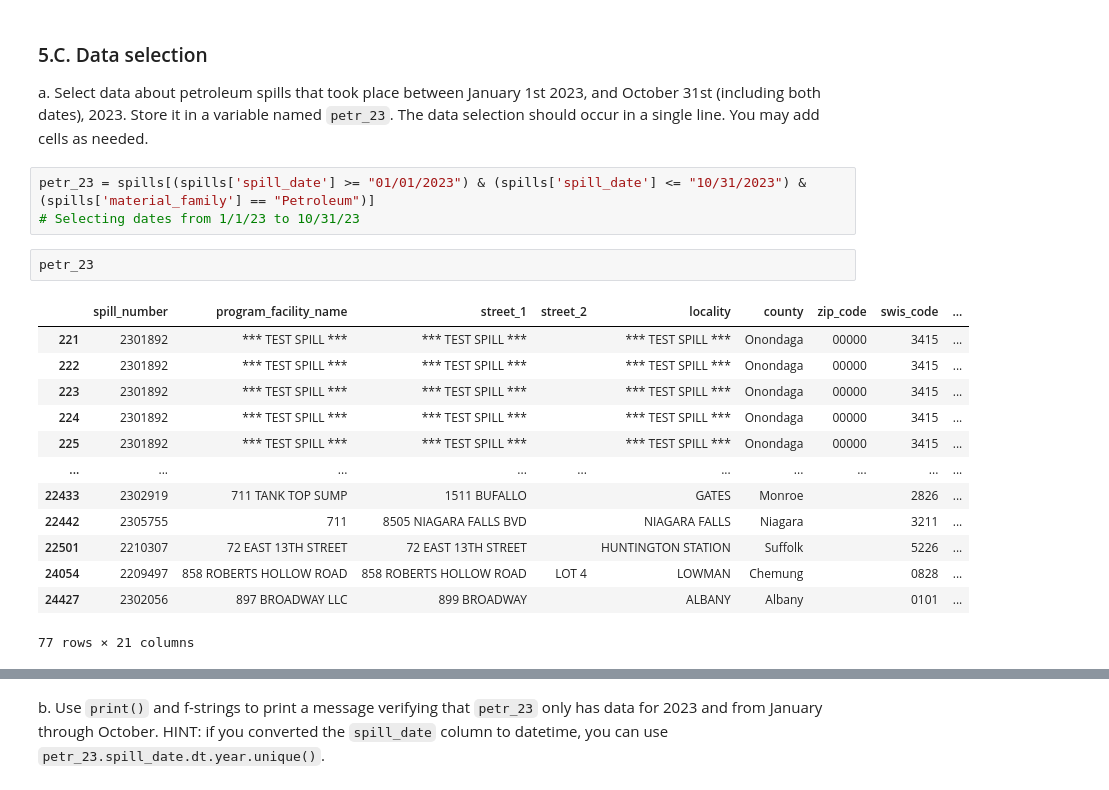
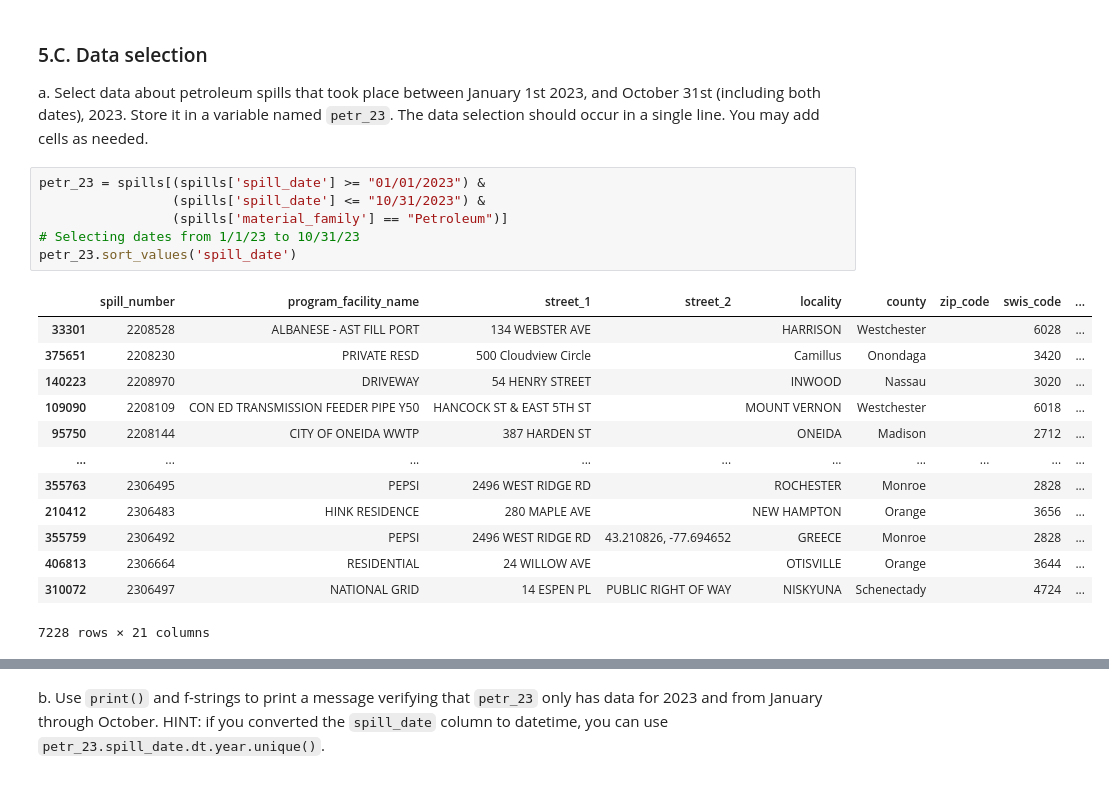
Before and after one commit to kylienewcomer/eds220-hwk3, a Jupyter notebook: hwk3-task1-spills.ipynb, the cells around one changed output, grey strips where cells are left out. Cells and saved outputs as stored; diff of their text form.

```diff
--- a/hwk3-task1-spills.ipynb
+++ b/hwk3-task1-spills.ipynb
@@ -215,21 +219,22 @@ dtype: object
 
 a. Select data about petroleum spills that took place between January 1st 2023, and October 31st (including both dates), 2023. Store it in a variable named `petr_23`. The data selection should occur in a single line. You may add cells as needed.
 # %%
-petr_23 = spills[(spills['spill_date'] >= "01/01/2023") & (spills['spill_date'] <= "10/31/2023") & (spills['material_family'] == "Petroleum")]
+petr_23 = spills[(spills['spill_date'] >= "01/01/2023") &
+                 (spills['spill_date'] <= "10/31/2023") &
+                 (spills['material_family'] == "Petroleum")]
 # Selecting dates from 1/1/23 to 10/31/23
+petr_23.sort_values('spill_date')
+# %% [output]
+|  | spill_number | program_facility_name | street_1 | street_2 | locality | county | zip_code | swis_code | ... |
+| 33301 | 2208528 | ALBANESE - AST FILL PORT | 134 WEBSTER AVE |  | HARRISON | Westchester |  | 6028 | ... |
+| 375651 | 2208230 | PRIVATE RESD | 500 Cloudview Circle |  | Camillus | Onondaga |  | 3420 | ... |
+| 140223 | 2208970 | DRIVEWAY | 54 HENRY STREET |  | INWOOD | Nassau |  | 3020 | ... |
+| 109090 | 2208109 | CON ED TRANSMISSION FEEDER PIPE Y50 | HANCOCK ST & EAST 5TH ST |  | MOUNT VERNON | Westchester |  | 6018 | ... |
+| 95750 | 2208144 | CITY OF ONEIDA WWTP | 387 HARDEN ST |  | ONEIDA | Madison |  | 2712 | ... |
+| ... | ... | ... | ... | ... | ... | ... | ... | ... | ... |
+| 355763 | 2306495 | PEPSI | 2496 WEST RIDGE RD |  | ROCHESTER | Monroe |  | 2828 | ... |
+| 210412 | 2306483 | HINK RESIDENCE | 280 MAPLE AVE |  | NEW HAMPTON | Orange |  | 3656 | ... |
+| 355759 | 2306492 | PEPSI | 2496 WEST RIDGE RD | 43.210826, -77.694652 | GREECE | Monroe |  | 2828 | ... |
+| 406813 | 2306664 | RESIDENTIAL | 24 WILLOW AVE |  | OTISVILLE | Orange |  | 3644 | ... |
+| 310072 | 2306497 | NATIONAL GRID | 14 ESPEN PL | PUBLIC RIGHT OF WAY | NISKYUNA | Schenectady |  | 4724 | ... |
+7228 rows × 21 columns
-# %%
-petr_23
-# %% [output]
-|  | spill_number | program_facility_name | street_1 | street_2 | locality | county | zip_code | swis_code | ... |
-| 221 | 2301892 | *** TEST SPILL *** | *** TEST SPILL *** |  | *** TEST SPILL *** | Onondaga | 00000 | 3415 | ... |
-| 222 | 2301892 | *** TEST SPILL *** | *** TEST SPILL *** |  | *** TEST SPILL *** | Onondaga | 00000 | 3415 | ... |
-| 223 | 2301892 | *** TEST SPILL *** | *** TEST SPILL *** |  | *** TEST SPILL *** | Onondaga | 00000 | 3415 | ... |
-| 224 | 2301892 | *** TEST SPILL *** | *** TEST SPILL *** |  | *** TEST SPILL *** | Onondaga | 00000 | 3415 | ... |
-| 225 | 2301892 | *** TEST SPILL *** | *** TEST SPILL *** |  | *** TEST SPILL *** | Onondaga | 00000 | 3415 | ... |
-| ... | ... | ... | ... | ... | ... | ... | ... | ... | ... |
-| 22433 | 2302919 | 711 TANK TOP SUMP | 1511 BUFALLO |  | GATES | Monroe |  | 2826 | ... |
-| 22442 | 2305755 | 711 | 8505 NIAGARA FALLS BVD |  | NIAGARA FALLS | Niagara |  | 3211 | ... |
-| 22501 | 2210307 | 72 EAST 13TH STREET | 72 EAST 13TH STREET |  | HUNTINGTON STATION | Suffolk |  | 5226 | ... |
-| 24054 | 2209497 | 858 ROBERTS HOLLOW ROAD | 858 ROBERTS HOLLOW ROAD | LOT 4 | LOWMAN | Chemung |  | 0828 | ... |
-| 24427 | 2302056 | 897 BROADWAY LLC | 899 BROADWAY |  | ALBANY | Albany |  | 0101 | ... |
-77 rows × 21 columns
```
Also changed, not shown: parts of 28 cells of this notebook.
